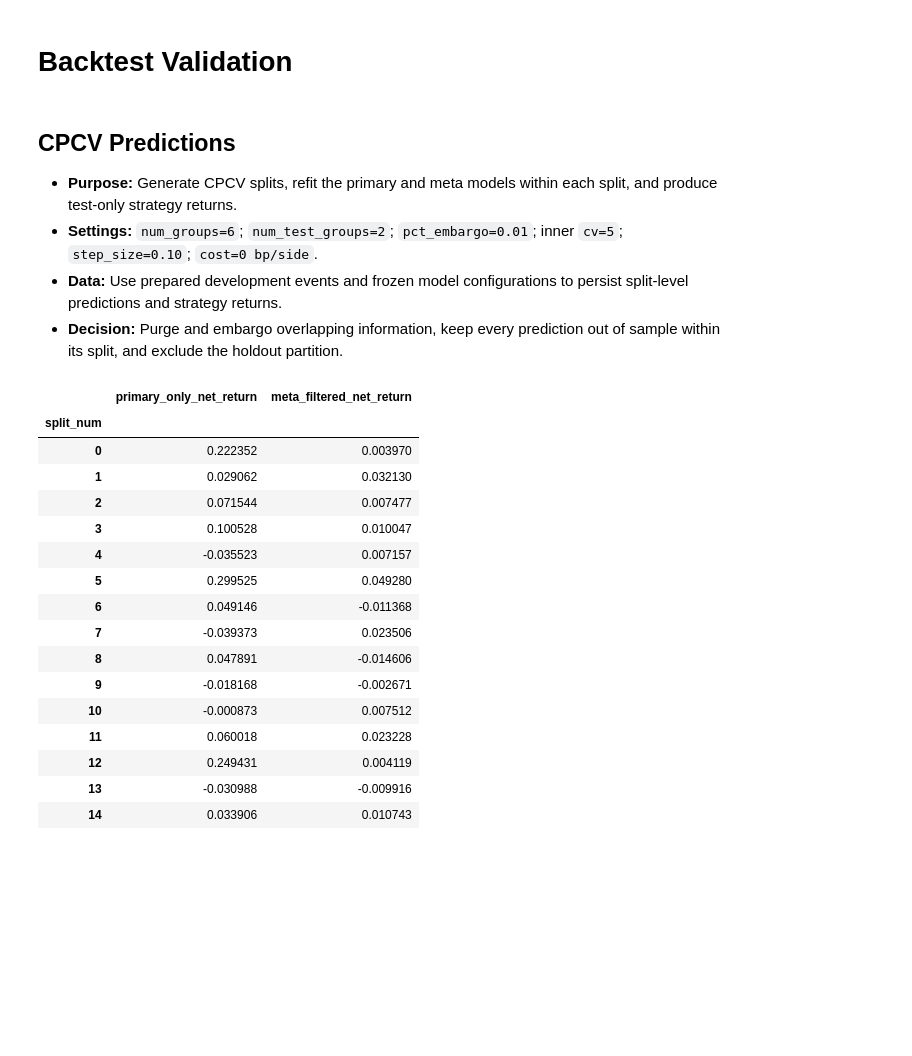
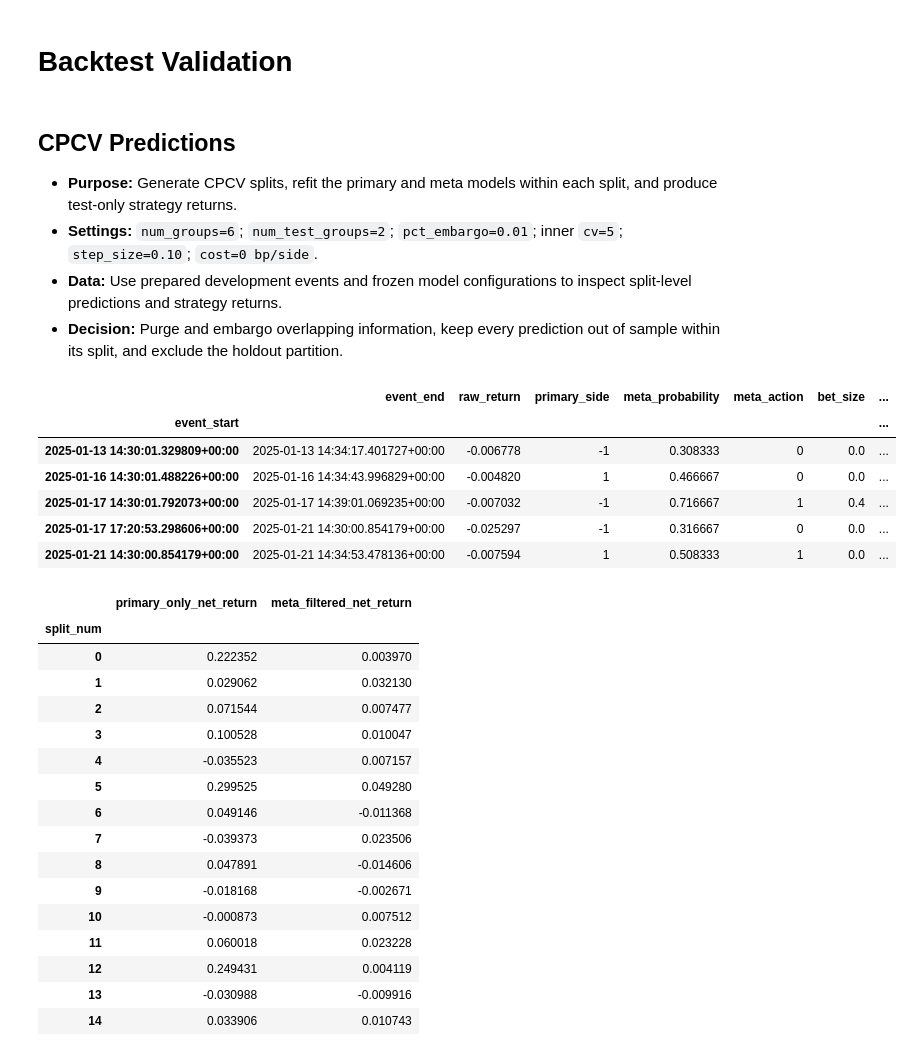
Before and after one commit to kwonjunhyuk9/financial-machine-learning, a Jupyter notebook: notebooks/model_backtesting/backtest_validation.ipynb, the cells around one changed output. Saved outputs shown, nothing was run; the diff lists cells and outputs as text; code cells hidden in the pictures; blank space fills up the shorter version.

```diff
--- a/notebooks/model_backtesting/backtest_validation.ipynb
+++ b/notebooks/model_backtesting/backtest_validation.ipynb
@@ -5,7 +5,7 @@
 
 - **Purpose:** Generate CPCV splits, refit the primary and meta models within each split, and produce test-only strategy returns.
 - **Settings:** `num_groups=6`; `num_test_groups=2`; `pct_embargo=0.01`; inner `cv=5`; `step_size=0.10`; `cost=0 bp/side`.
-- **Data:** Use prepared development events and frozen model configurations to persist split-level predictions and strategy returns.
+- **Data:** Use prepared development events and frozen model configurations to inspect split-level predictions and strategy returns.
 - **Decision:** Purge and embargo overlapping information, keep every prediction out of sample within its split, and exclude the holdout partition.
 # %%
 from pathlib import Path
@@ -34,7 +34,7 @@ from src.strategy_modeling.model_workflow import (
 period = "2025-01-01_2025-12-31"
 artifact_dir = PROJECT_ROOT / "data/model_artifact"
 result_dir = PROJECT_ROOT / "data/backtest_results"
-events = pd.read_parquet(PROJECT_ROOT / f"data/research_data/events/aapl_news_modeling_prepared_{period}.parquet").sort_values("event_start")
+events = pd.read_parquet(PROJECT_ROOT / f"data/research_data/events/aapl_model_events_{period}.parquet").sort_values("event_start")
 manifest = pd.read_parquet(artifact_dir / "split_manifest.parquet")
 development_starts = manifest.loc[manifest["partition"].eq("development"), "event_start"]
 development = build_primary_model_frame(events, development_starts)
@@ -85,51 +85,58 @@ for split in splits.itertuples(index=False):
     test_meta["primary_probability"] = primary_probability
     test_meta["primary_confidence"] = np.maximum(primary_probability, 1.0 - primary_probability)
 
     fitted_meta = clone(meta_artifact["estimator"]).fit(
         meta_train[meta_features],
         meta_train["meta_label"].astype("int8"),
         sample_weight=meta_train["sample_weight"].to_numpy(),
     )
     meta_probability = fitted_meta.predict_proba(test_meta[meta_features])[:, list(fitted_meta.classes_).index(1)]
     meta_action = fitted_meta.predict(test_meta[meta_features]).astype("int8")
 
     result = test_meta[["event_end", "raw_return"]].copy()
     result["primary_side"] = primary_side
     result["meta_probability"] = meta_probability
     result["meta_action"] = meta_action
     result["bet_size"] = get_signal(
         events=result[["event_end"]].rename(columns={"event_end": "t1"}),
         step_size=0.10,
         prob=pd.Series(meta_probability, index=result.index),
         pred=pd.Series(meta_action, index=result.index),
         num_classes=2,
     )
     result = compute_strategy_returns(result, one_way_cost_bps=0.0)
     result["split_num"] = split.split_num
     result["observation_position"] = list(split.test_indices)
     split_predictions.append(result)
 
 cpcv_predictions = pd.concat(split_predictions).sort_values(["split_num", "observation_position"])
-cpcv_predictions.to_parquet(result_dir / "cpcv_predictions.parquet")
+display(cpcv_predictions.head())
 display(cpcv_predictions.groupby("split_num")[["primary_only_net_return", "meta_filtered_net_return"]].sum())
 # %% [output]
-|  | primary_only_net_return | meta_filtered_net_return |
-| split_num |  |  |
-| 0 | 0.222352 | 0.003970 |
-| 1 | 0.029062 | 0.032130 |
-| 2 | 0.071544 | 0.007477 |
-| 3 | 0.100528 | 0.010047 |
-| 4 | -0.035523 | 0.007157 |
-| 5 | 0.299525 | 0.049280 |
-| 6 | 0.049146 | -0.011368 |
-| 7 | -0.039373 | 0.023506 |
-| 8 | 0.047891 | -0.014606 |
-| 9 | -0.018168 | -0.002671 |
-| 10 | -0.000873 | 0.007512 |
-| 11 | 0.060018 | 0.023228 |
-| 12 | 0.249431 | 0.004119 |
-| 13 | -0.030988 | -0.009916 |
-| 14 | 0.033906 | 0.010743 |
+|  | event_end | raw_return | primary_side | meta_probability | meta_action | bet_size | ... |
+| event_start |  |  |  |  |  |  | ... |
+| 2025-01-13 14:30:01.329809+00:00 | 2025-01-13 14:34:17.401727+00:00 | -0.006778 | -1 | 0.308333 | 0 | 0.0 | ... |
+| 2025-01-16 14:30:01.488226+00:00 | 2025-01-16 14:34:43.996829+00:00 | -0.004820 | 1 | 0.466667 | 0 | 0.0 | ... |
+| 2025-01-17 14:30:01.792073+00:00 | 2025-01-17 14:39:01.069235+00:00 | -0.007032 | -1 | 0.716667 | 1 | 0.4 | ... |
+| 2025-01-17 17:20:53.298606+00:00 | 2025-01-21 14:30:00.854179+00:00 | -0.025297 | -1 | 0.316667 | 0 | 0.0 | ... |
+| 2025-01-21 14:30:00.854179+00:00 | 2025-01-21 14:34:53.478136+00:00 | -0.007594 | 1 | 0.508333 | 1 | 0.0 | ... |
+|  | primary_only_net_return | meta_filtered_net_return |
+| split_num |  |  |
+| 0 | 0.222352 | 0.003970 |
+| 1 | 0.029062 | 0.032130 |
+| 2 | 0.071544 | 0.007477 |
+| 3 | 0.100528 | 0.010047 |
+| 4 | -0.035523 | 0.007157 |
+| 5 | 0.299525 | 0.049280 |
+| 6 | 0.049146 | -0.011368 |
+| 7 | -0.039373 | 0.023506 |
+| 8 | 0.047891 | -0.014606 |
+| 9 | -0.018168 | -0.002671 |
+| 10 | -0.000873 | 0.007512 |
+| 11 | 0.060018 | 0.023228 |
+| 12 | 0.249431 | 0.004119 |
+| 13 | -0.030988 | -0.009916 |
+| 14 | 0.033906 | 0.010743 |
 # %% [markdown]
 ## Backtest Paths
 
```
Also changed, not shown: parts of 2 cells of this notebook, 20 other files.
